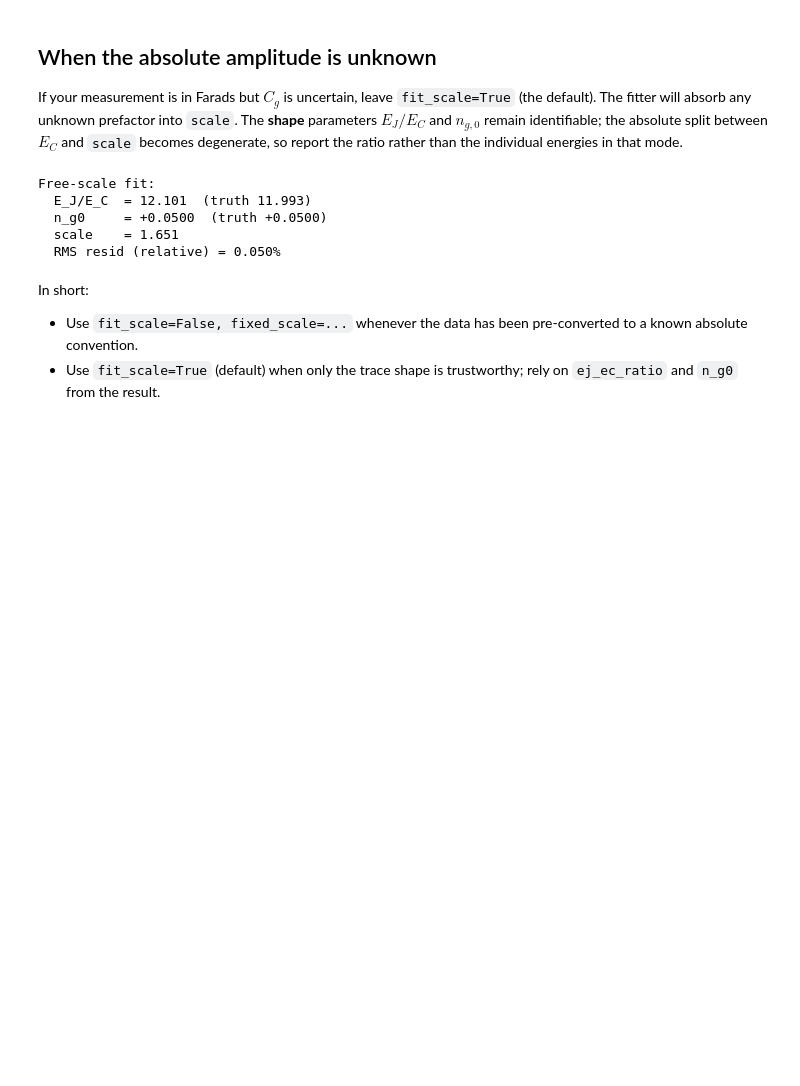
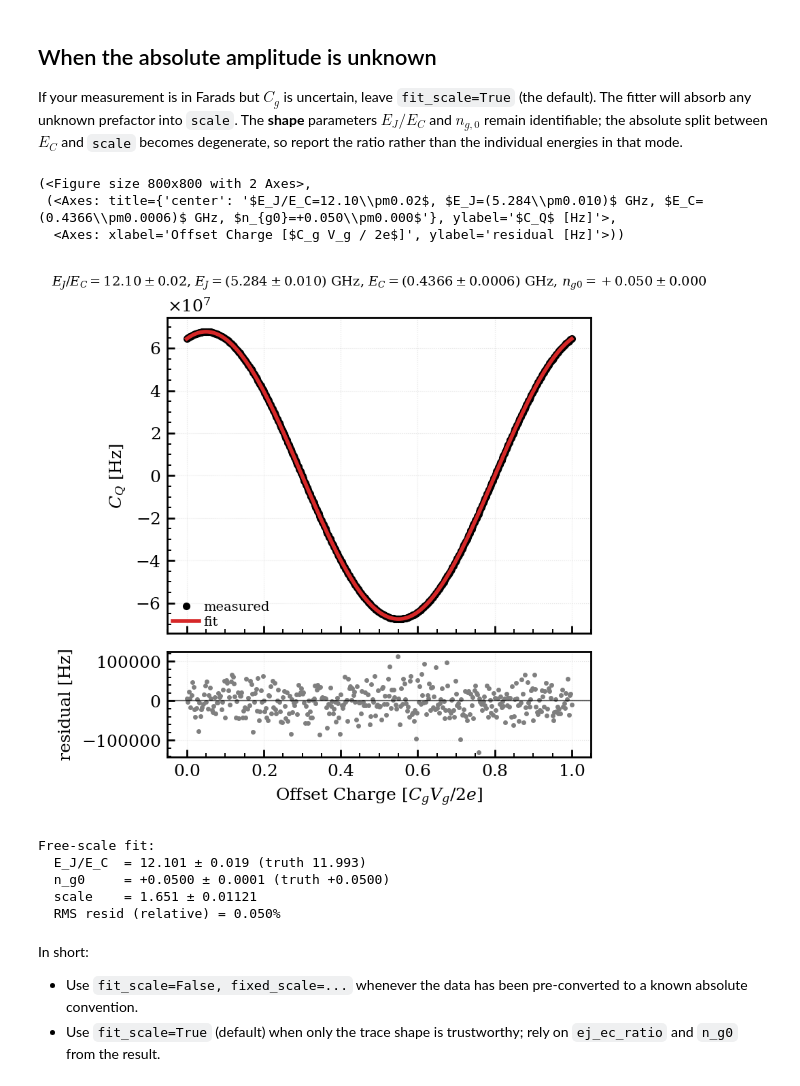
Before and after one commit to WashU-Astroparticle-Lab/qpd, a Jupyter notebook: notebooks/quantum_capacitance.ipynb, the cells around one changed output. Saved outputs shown, nothing was run; the diff lists cells and outputs as text; code cells hidden in the pictures; blank space fills up the shorter version.

```diff
--- a/notebooks/quantum_capacitance.ipynb
+++ b/notebooks/quantum_capacitance.ipynb
@@ -288,18 +288,26 @@ the individual energies in that mode.
 fit_loose = guess.fit_quantum_capacitance(
     ng_fit, cq_meas, parity='odd', fit_scale=True,
 )
-print('Free-scale fit:')
-print(f'  E_J/E_C  = {fit_loose["ej_ec_ratio"]:.3f}  (truth {ej_true/ec_true:.3f})')
-print(f'  n_g0     = {fit_loose["n_g0"]:+.4f}  (truth {ng0_true:+.4f})')
-print(f'  scale    = {fit_loose["scale"]:.4g}')
-print(f'  RMS resid (relative) = '
-      f'{np.sqrt(np.mean(fit_loose["residuals"]**2)) / np.max(np.abs(cq_meas)):.3%}')
-# %% [output]
-Free-scale fit:
-  E_J/E_C  = 12.101  (truth 11.993)
-  n_g0     = +0.0500  (truth +0.0500)
-  scale    = 1.651
-  RMS resid (relative) = 0.050%
+# %%
+qpd.plot_capacitance_fit(ng_fit, cq_meas, fit_loose)
+# %% [output]
+(<Figure size 800x800 with 2 Axes>,
+ (<Axes: title={'center': '$E_J/E_C=12.10\\pm0.02$, $E_J=(5.284\\pm0.010)$ GHz, $E_C=(0.4366\\pm0.0006)$ GHz, $n_{g0}=+0.050\\pm0.000$'}, ylabel='$C_Q$ [Hz]'>,
+  <Axes: xlabel='Offset Charge [$C_g V_g / 2e$]', ylabel='residual [Hz]'>))
+[figure, added]
+# %%
+print('Free-scale fit:')
+print(f'  E_J/E_C  = {fit_loose["ej_ec_ratio"]:.3f} ± {fit_loose["errors"]["ej_ec_ratio"]:.3f} (truth {ej_true/ec_true:.3f})')
+print(f'  n_g0     = {fit_loose["n_g0"]:+.4f} ± {fit_loose["errors"]["n_g0"]:.4f} (truth {ng0_true:+.4f})')
+print(f'  scale    = {fit_loose["scale"]:.4g} ± {fit_loose["errors"]["scale"]:.4g}')
+print('  RMS resid (relative) = '
+      f'{np.sqrt(np.mean(fit_loose["residuals"]**2)) / np.max(np.abs(cq_meas)):.3%}')
+# %% [output]
+Free-scale fit:
+  E_J/E_C  = 12.101 ± 0.019 (truth 11.993)
+  n_g0     = +0.0500 ± 0.0001 (truth +0.0500)
+  scale    = 1.651 ± 0.01121
+  RMS resid (relative) = 0.050%
 # %% [markdown]
 In short:
 
```
Also changed, not shown: parts of 3 cells of this notebook, 2 other files.
